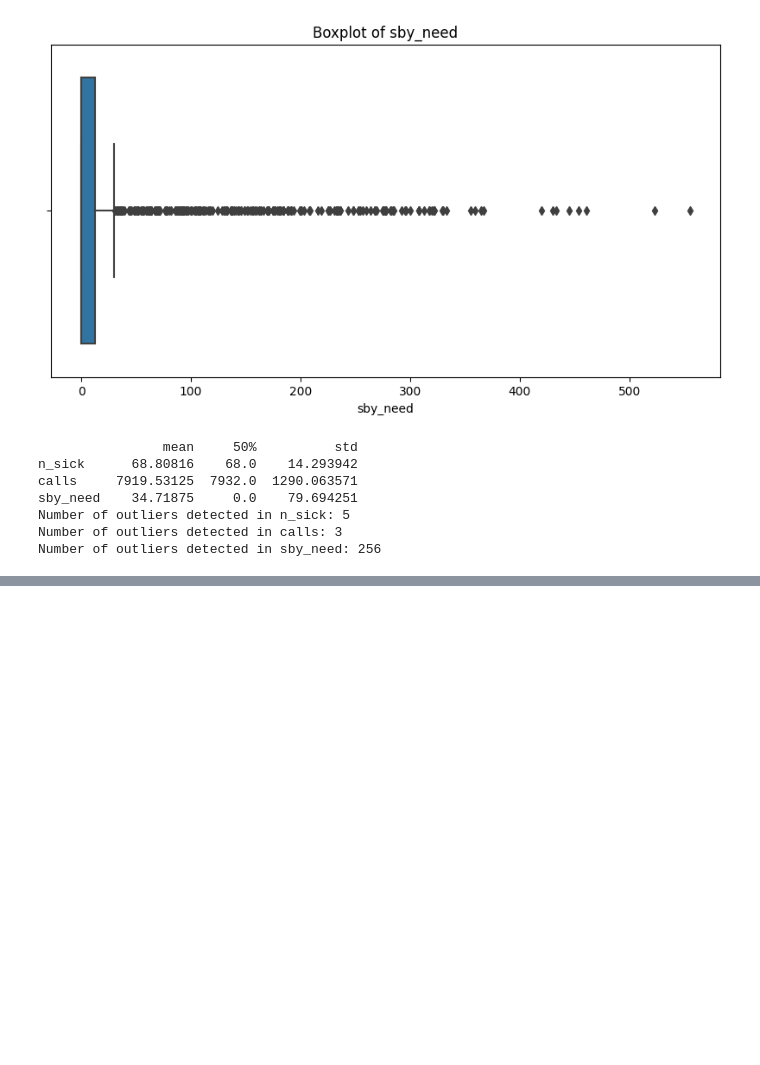
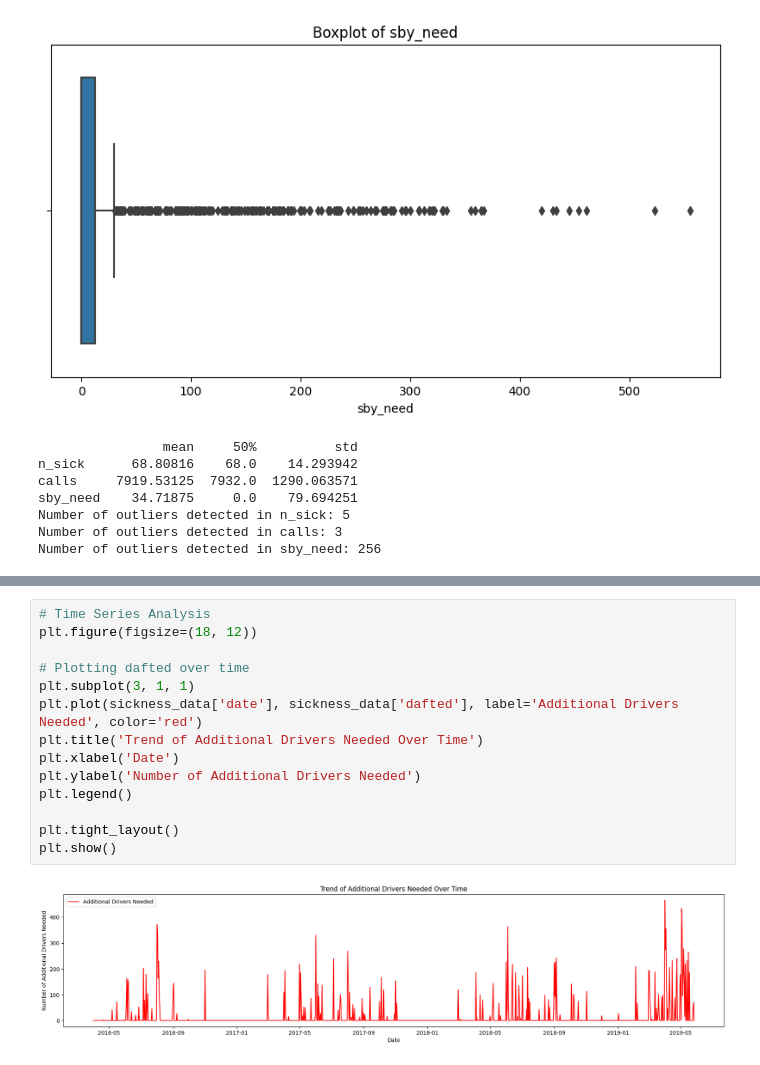
Before and after one commit to Muskan-Verma-7/Case-Study-Project, a Jupyter notebook: case_study.ipynb, the cells around one changed output, grey strips where cells are left out. Saved outputs shown, nothing was run; the diff lists cells and outputs as text; blank space fills up the shorter version.

```diff
--- a/case_study.ipynb
+++ b/case_study.ipynb
@@ -169,0 +185,16 @@ plt.show()
+# %%
+# Time Series Analysis
+plt.figure(figsize=(18, 12))
+
+# Plotting dafted over time
+plt.subplot(3, 1, 1)
+plt.plot(sickness_data['date'], sickness_data['dafted'], label='Additional Drivers Needed', color='red')
+plt.title('Trend of Additional Drivers Needed Over Time')
+plt.xlabel('Date')
+plt.ylabel('Number of Additional Drivers Needed')
+plt.legend()
+
+plt.tight_layout()
+plt.show()
+# %% [output]
+[figure, added]
```
Also changed, not shown: parts of 26 cells of this notebook.
